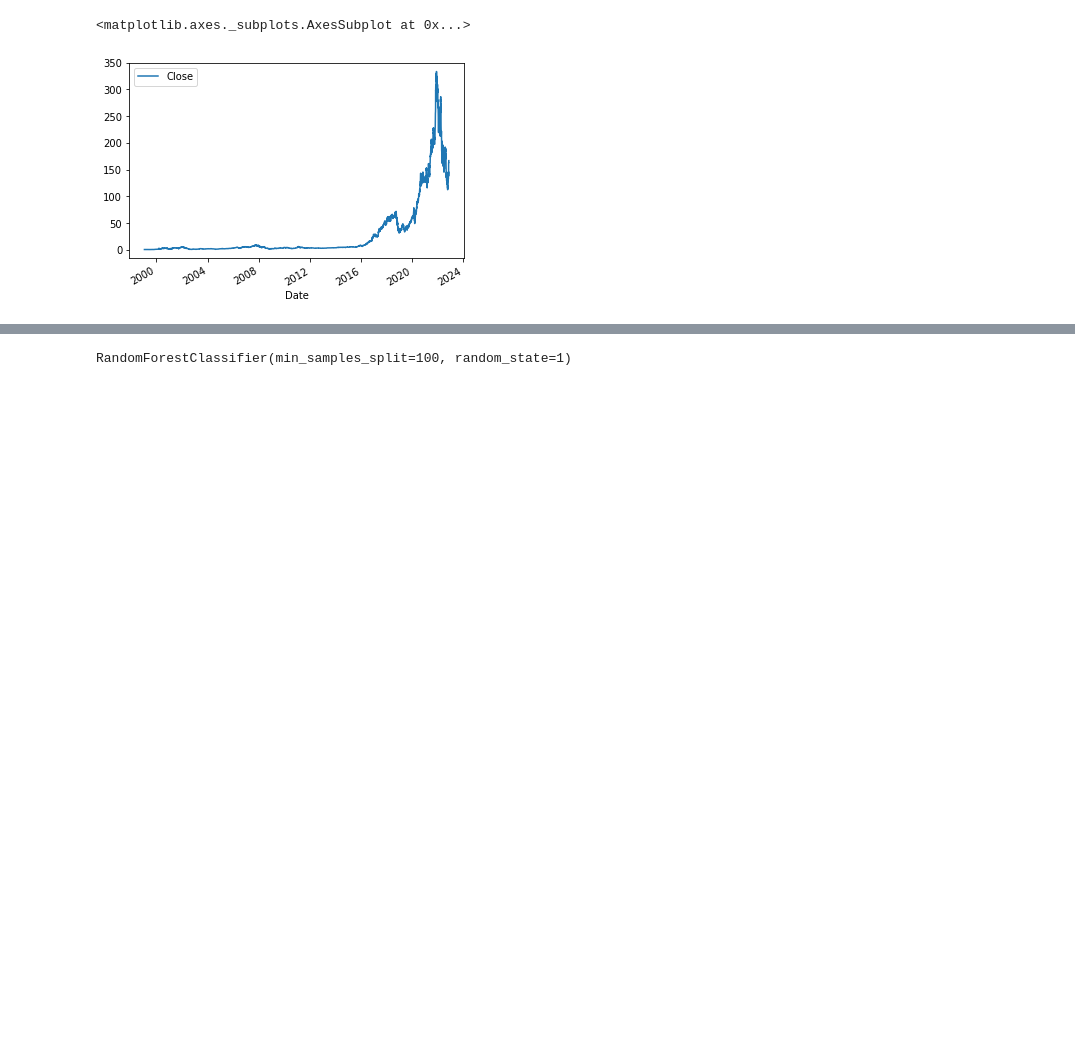
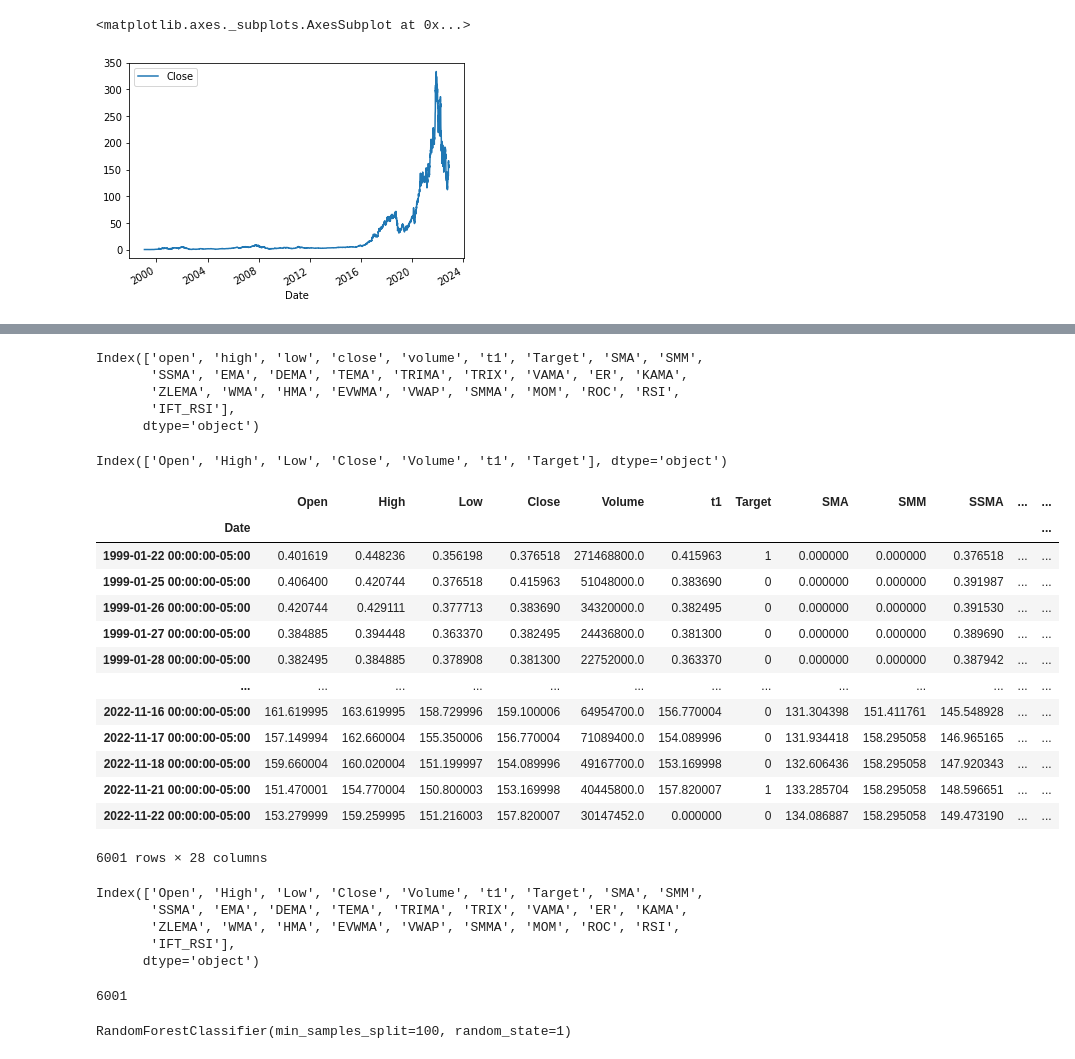
Before and after one commit to CescaNeri/ML-stocks-prediction, a Jupyter notebook: stock_prediction.ipynb, the cells around one changed output, grey strips where cells are left out. Cells and saved outputs as stored; diff of their text form; code cells hidden in the pictures; blank space fills up the shorter version.

```diff
--- a/stock_prediction.ipynb
+++ b/stock_prediction.ipynb
@@ -114,0 +119,12 @@ from sklearn.metrics import precision_score
+# %%
+print(data.columns)
+# %% [output]
+Index(['open', 'high', 'low', 'close', 'volume', 't1', 'Target', 'SMA', 'SMM',
+       'SSMA', 'EMA', 'DEMA', 'TEMA', 'TRIMA', 'TRIX', 'VAMA', 'ER', 'KAMA',
+       'ZLEMA', 'WMA', 'HMA', 'EVWMA', 'VWAP', 'SMMA', 'MOM', 'ROC', 'RSI',
+       'IFT_RSI'],
+      dtype='object')
+# %%
+print(nvidia.columns)
+# %% [output]
+Index(['Open', 'High', 'Low', 'Close', 'Volume', 't1', 'Target'], dtype='object')
@@ -114,0 +140,17 @@ from sklearn.metrics import precision_score
+# %%
+nvidia
+# %% [output]
+|  | Open | High | Low | Close | Volume | t1 | Target | SMA | SMM | SSMA | ... | ... |
+| Date |  |  |  |  |  |  |  |  |  |  |  | ... |
+| 1999-01-22 00:00:00-05:00 | 0.401619 | 0.448236 | 0.356198 | 0.376518 | 271468800.0 | 0.415963 | 1 | 0.000000 | 0.000000 | 0.376518 | ... | ... |
+| 1999-01-25 00:00:00-05:00 | 0.406400 | 0.420744 | 0.376518 | 0.415963 | 51048000.0 | 0.383690 | 0 | 0.000000 | 0.000000 | 0.391987 | ... | ... |
+| 1999-01-26 00:00:00-05:00 | 0.420744 | 0.429111 | 0.377713 | 0.383690 | 34320000.0 | 0.382495 | 0 | 0.000000 | 0.000000 | 0.391530 | ... | ... |
+| 1999-01-27 00:00:00-05:00 | 0.384885 | 0.394448 | 0.363370 | 0.382495 | 24436800.0 | 0.381300 | 0 | 0.000000 | 0.000000 | 0.389690 | ... | ... |
+| 1999-01-28 00:00:00-05:00 | 0.382495 | 0.384885 | 0.378908 | 0.381300 | 22752000.0 | 0.363370 | 0 | 0.000000 | 0.000000 | 0.387942 | ... | ... |
+| ... | ... | ... | ... | ... | ... | ... | ... | ... | ... | ... | ... | ... |
+| 2022-11-16 00:00:00-05:00 | 161.619995 | 163.619995 | 158.729996 | 159.100006 | 64954700.0 | 156.770004 | 0 | 131.304398 | 151.411761 | 145.548928 | ... | ... |
+| 2022-11-17 00:00:00-05:00 | 157.149994 | 162.660004 | 155.350006 | 156.770004 | 71089400.0 | 154.089996 | 0 | 131.934418 | 158.295058 | 146.965165 | ... | ... |
+| 2022-11-18 00:00:00-05:00 | 159.660004 | 160.020004 | 151.199997 | 154.089996 | 49167700.0 | 153.169998 | 0 | 132.606436 | 158.295058 | 147.920343 | ... | ... |
+| 2022-11-21 00:00:00-05:00 | 151.470001 | 154.770004 | 150.800003 | 153.169998 | 40445800.0 | 157.820007 | 1 | 133.285704 | 158.295058 | 148.596651 | ... | ... |
+| 2022-11-22 00:00:00-05:00 | 153.279999 | 159.259995 | 151.216003 | 157.820007 | 30147452.0 | 0.000000 | 0 | 134.086887 | 158.295058 | 149.473190 | ... | ... |
+6001 rows × 28 columns
@@ -119,3 +170,15 @@ nvidia = nvidia.drop('2001-09-12 00:00:00-04:00')
+# %%
+print(nvidia.columns)
+# %% [output]
+Index(['Open', 'High', 'Low', 'Close', 'Volume', 't1', 'Target', 'SMA', 'SMM',
+       'SSMA', 'EMA', 'DEMA', 'TEMA', 'TRIMA', 'TRIX', 'VAMA', 'ER', 'KAMA',
+       'ZLEMA', 'WMA', 'HMA', 'EVWMA', 'VWAP', 'SMMA', 'MOM', 'ROC', 'RSI',
+       'IFT_RSI'],
+      dtype='object')
+# %%
+print(len(nvidia))
+# %% [output]
+6001
 # %%
 train = nvidia.iloc[:-100]
 test = nvidia.iloc[-100:]
```
Also changed, not shown: parts of 37 cells of this notebook.
